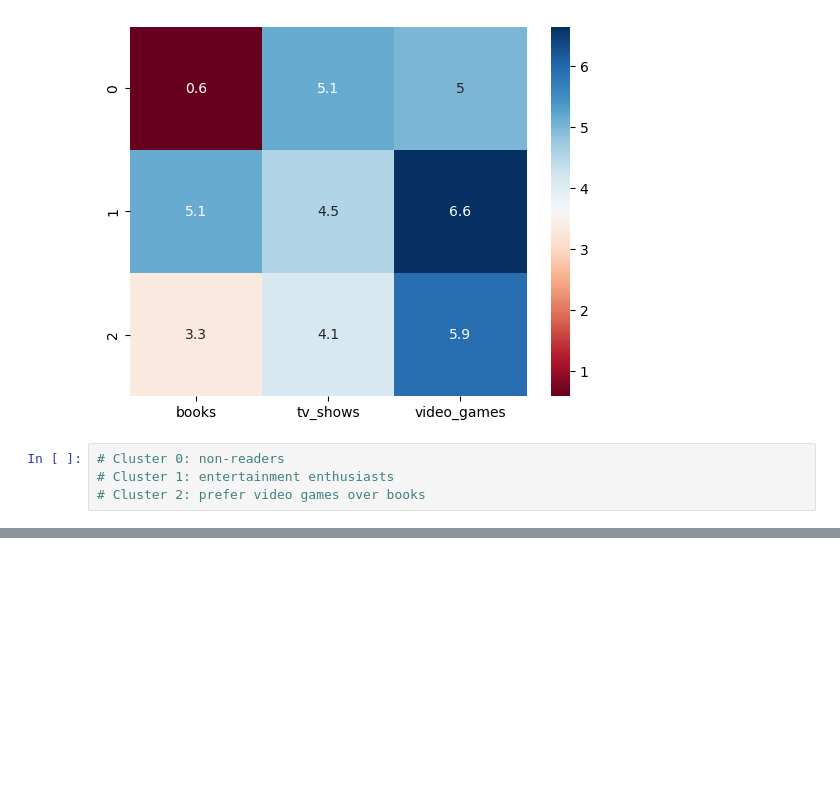
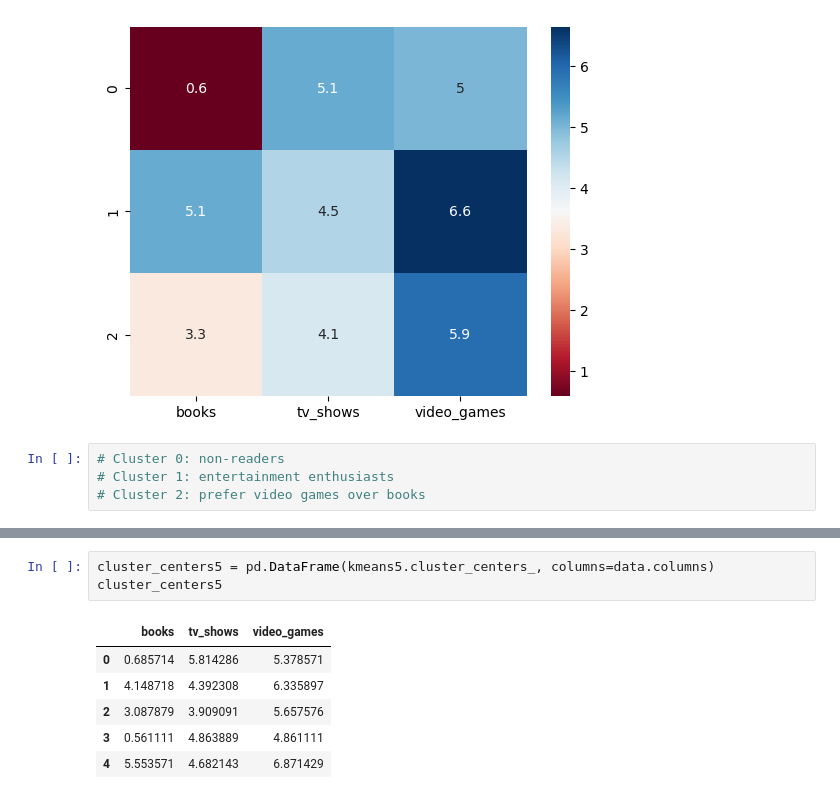
Before and after one commit to Camiloesp/PythonDataScience_UnsupervisedML, a Jupyter notebook: 2_Clustering.ipynb, the cells around one changed output, grey strips where cells are left out. Cells and saved outputs as stored; diff of their text form; blank space fills up the shorter version.

```diff
--- a/2_Clustering.ipynb
+++ b/2_Clustering.ipynb
@@ -191,0 +275,10 @@ sns.heatmap(cluster_centers3, cmap='RdBu', annot=True);
+# %%
+cluster_centers5 = pd.DataFrame(kmeans5.cluster_centers_, columns=data.columns)
+cluster_centers5
+# %% [output]
+|  | books | tv_shows | video_games |
+| 0 | 0.685714 | 5.814286 | 5.378571 |
+| 1 | 4.148718 | 4.392308 | 6.335897 |
+| 2 | 3.087879 | 3.909091 | 5.657576 |
+| 3 | 0.561111 | 4.863889 | 4.861111 |
+| 4 | 5.553571 | 4.682143 | 6.871429 |
```
Also changed, not shown: parts of 18 cells of this notebook, 1 other file.
